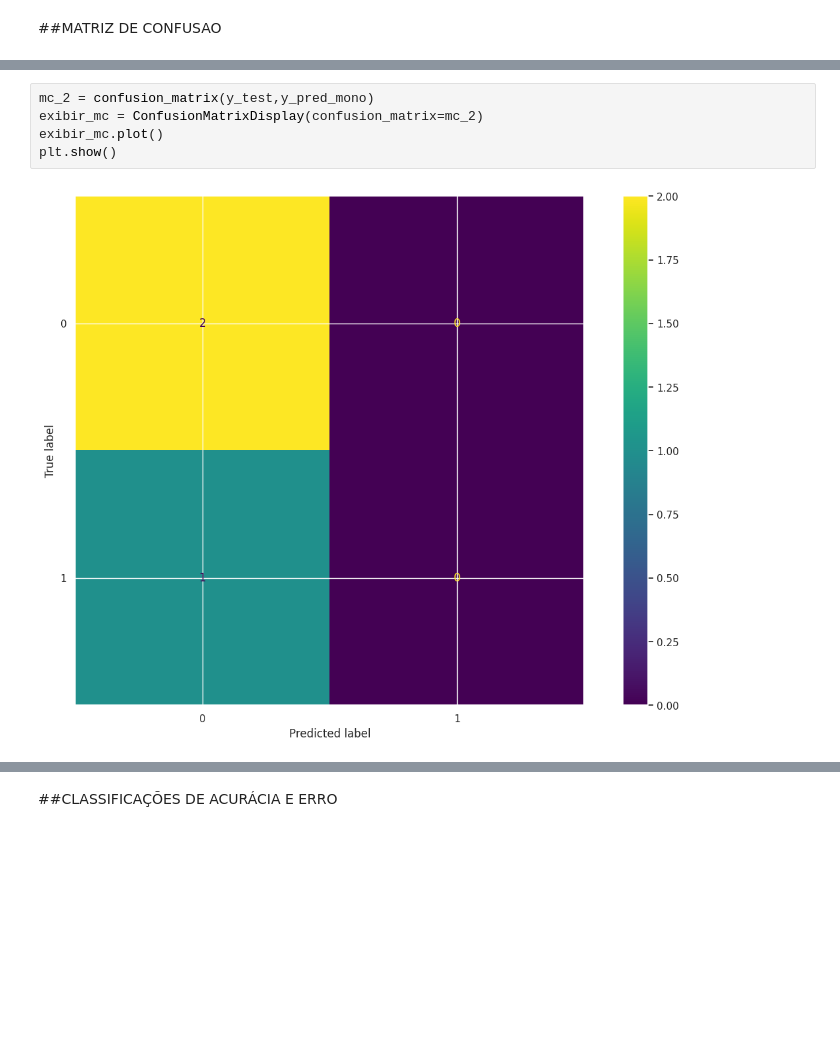
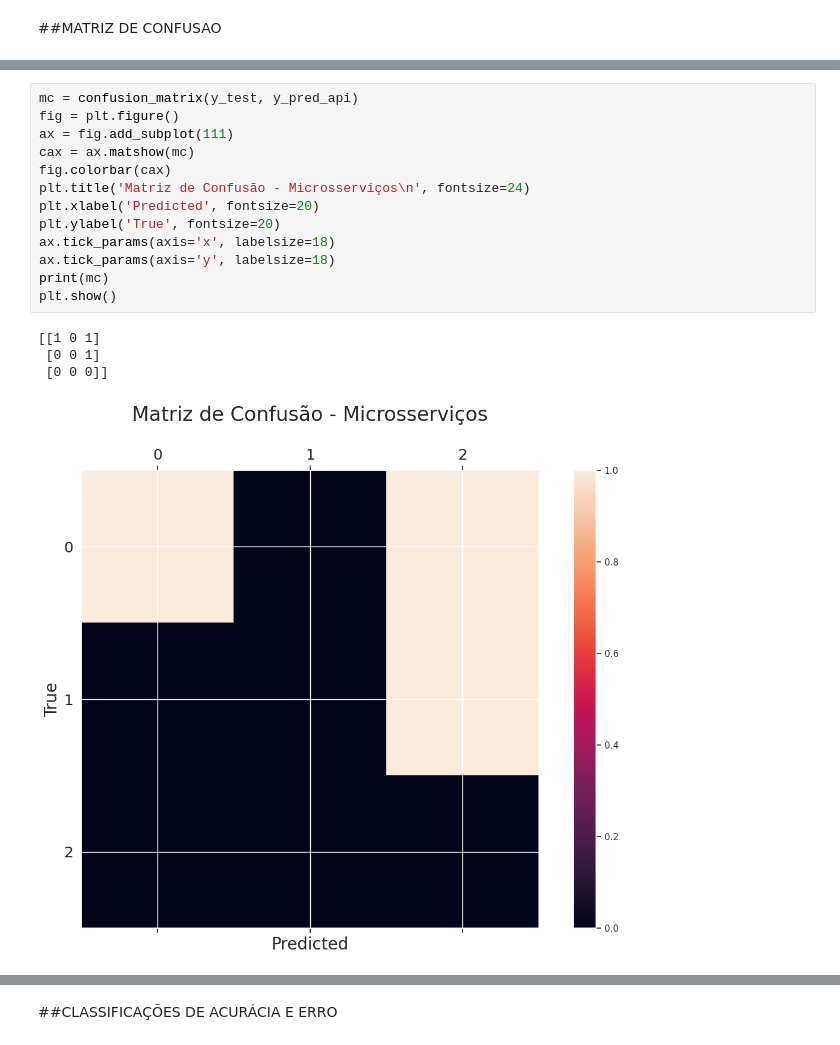
Before and after one commit to TheJulius/TCC, a Jupyter notebook: TCC.ipynb, the cells around one changed output, grey strips where cells are left out. Cells and saved outputs as stored; diff of their text form; blank space fills up the shorter version.

Commit message:
updated graphics colors

```diff
--- a/TCC.ipynb
+++ b/TCC.ipynb
@@ -207,7 +200,18 @@ plt.show()
-# %%
-mc_2 = confusion_matrix(y_test,y_pred_mono)
-exibir_mc = ConfusionMatrixDisplay(confusion_matrix=mc_2)
-exibir_mc.plot()
-plt.show()
-# %% [output]
-[figure, removed]
+# %%
+mc = confusion_matrix(y_test, y_pred_api)
+fig = plt.figure()
+ax = fig.add_subplot(111)
+cax = ax.matshow(mc)
+fig.colorbar(cax)
+plt.title('Matriz de Confusão - Microsserviços\n', fontsize=24)
+plt.xlabel('Predicted', fontsize=20)
+plt.ylabel('True', fontsize=20)
+ax.tick_params(axis='x', labelsize=18)
+ax.tick_params(axis='y', labelsize=18)
+print(mc)
+plt.show()
+# %% [output]
+[[1 0 1]
+ [0 0 1]
+ [0 0 0]]
+[figure, added]
```
Also changed, not shown: parts of 2 cells of this notebook.
